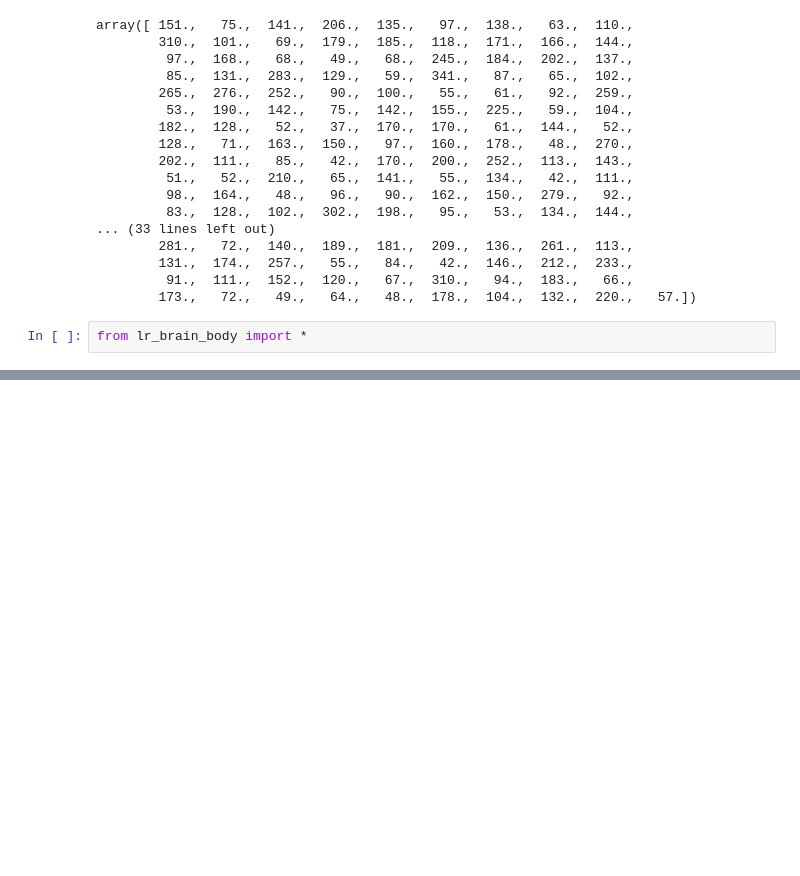
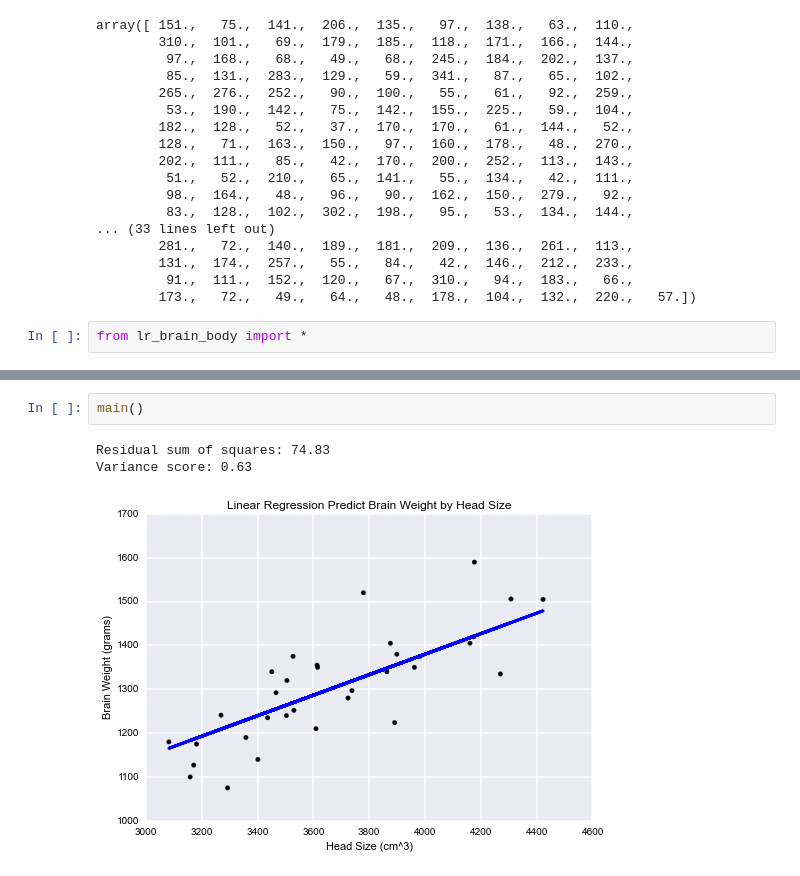
Before and after one commit to nyghtowl/PyCon_2014, a Jupyter notebook: Linear_Regression_WB.ipynb, the cells around one changed output, grey strips where cells are left out. Cells and saved outputs as stored; diff of their text form; blank space fills up the shorter version.

```diff
--- a/Linear_Regression_WB.ipynb
+++ b/Linear_Regression_WB.ipynb
@@ -77,0 +96,6 @@ Variance score: 0.00
+# %%
+main()
+# %% [output]
+Residual sum of squares: 74.83
+Variance score: 0.63
+[figure, added]
```
Also changed, not shown: parts of 12 cells of this notebook, 7 other files.
